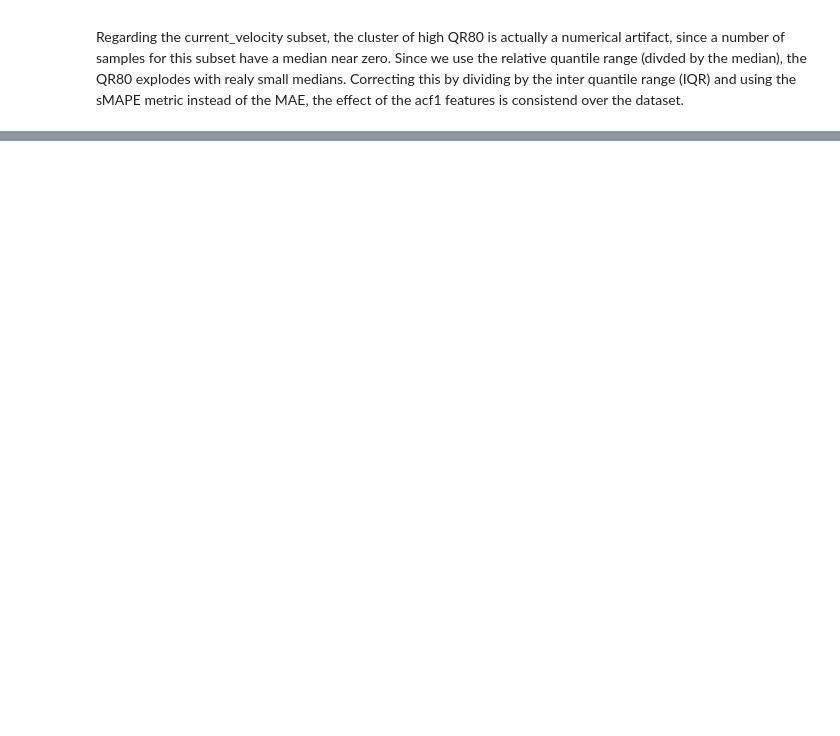
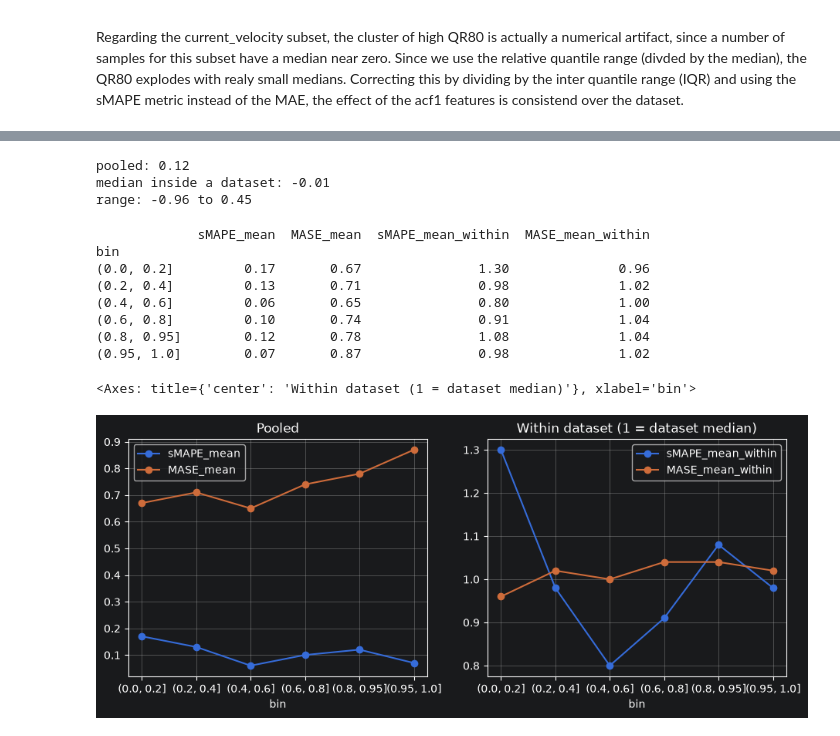
Before and after one commit to NoahPichl/aiviz, a Jupyter notebook: team_blue/main.ipynb, the cells around one changed output, grey strips where cells are left out. Drawn from its saved outputs; the diff is of its cells as text; code cells hidden in the pictures; blank space fills up the shorter version.

Commit message:
team_blue: add trend strength analysis and fancy forecast plots

```diff
--- a/team_blue/main.ipynb
+++ b/team_blue/main.ipynb
@@ -110,0 +119,23 @@ Regarding the current_velocity subset, the cluster of high QR80 is actually a nu
+# %%
+ts = "feat_trend_strength"
+rho = series_cube[feature_columns(series_cube)].corr(method="spearman")[ts]
+print("trend strength vs:")
+print(rho[["feat_linearity", "feat_curvature", "feat_trend_stability",
+           "feat_spike", "feat_x_entropy"]].round(2).to_string())
+print("\nsize of the trend (absolute value):")
+for f in ["feat_linearity", "feat_curvature"]:
+    print(f, round(series_cube[ts].corr(series_cube[f].abs(), method="spearman"), 2))
+
+bins = pd.cut(series_cube[ts], [0, 0.2, 0.4, 0.6, 0.8, 0.95, 1.0])
+grp = series_cube.groupby(bins, observed=True)
+summary = pd.DataFrame({
+    "sMAPE": grp["sMAPE_mean"].median(),
+    "MASE": grp["MASE_mean"].median(),
+    "% MASE > 1": grp["MASE_mean"].apply(lambda s: (s > 1).mean() * 100),
+}).round(2)
+print("\n", summary)
+
+summary[["sMAPE", "MASE"]].plot(marker="o", figsize=(7, 4), grid=True,
+                                title=" two error metrics for different trend strengths buckets")
+plt.xlabel("feat_trend_strength")
+plt.savefig("plots/trend_strength_check.png", dpi=150, bbox_inches="tight")
@@ -110,0 +163,43 @@ Regarding the current_velocity subset, the cluster of high QR80 is actually a nu
+# %%
+# does the pooled correlation also hold within a single dataset but between the different series??
+within = series_cube.groupby("dataset", observed=True).apply(
+    lambda g: g[ts].corr(g["MASE_mean"], method="spearman") if len(g) >= 20 else None,
+    include_groups=False,
+).dropna()
+print("pooled:", round(series_cube[ts].corr(series_cube["MASE_mean"], method="spearman"), 2))
+print("median inside a dataset:", round(within.median(), 2))
+print("range:", round(within.min(), 2), "to", round(within.max(), 2))
+# %% [output]
+pooled: 0.12
+median inside a dataset: -0.01
+range: -0.96 to 0.45
+# %%
+#we compare sMAPE and MASE for the same bins within the dataset
+metrics = ["sMAPE_mean", "MASE_mean"]
+d = series_cube.dropna(subset=[ts, *metrics]).copy()
+d["bin"] = pd.cut(d[ts], [0, 0.2, 0.4, 0.6, 0.8, 0.95, 1.0])
+
+# to normalize within we divide it by the median of its own dataset (1.0 = normal for that dataset)
+for m in metrics:
+    d[m + "_within"] = d[m] / d.groupby("dataset", observed=True)[m].transform("median")
+
+columns = [*metrics, *[m + "_within" for m in metrics]]
+table = d.groupby("bin", observed=True)[columns].median().round(2)
+print(table)
+
+fig, axes = plt.subplots(1, 2, figsize=(11, 4))
+table[metrics].plot(ax=axes[0], marker="o", grid=True, title="Pooled")
+table[[m + "_within" for m in metrics]].plot(
+    ax=axes[1], marker="o", grid=True, title="Within dataset (1 = dataset median)"
+)
+# %% [output]
+             sMAPE_mean  MASE_mean  sMAPE_mean_within  MASE_mean_within
+bin
+(0.0, 0.2]         0.17       0.67               1.30              0.96
+(0.2, 0.4]         0.13       0.71               0.98              1.02
+(0.4, 0.6]         0.06       0.65               0.80              1.00
+(0.6, 0.8]         0.10       0.74               0.91              1.04
+(0.8, 0.95]        0.12       0.78               1.08              1.04
+(0.95, 1.0]        0.07       0.87               0.98              1.02
+<Axes: title={'center': 'Within dataset (1 = dataset median)'}, xlabel='bin'>
+[figure, added]
```
Also changed, not shown: parts of 12 cells of this notebook, 1 other file.
